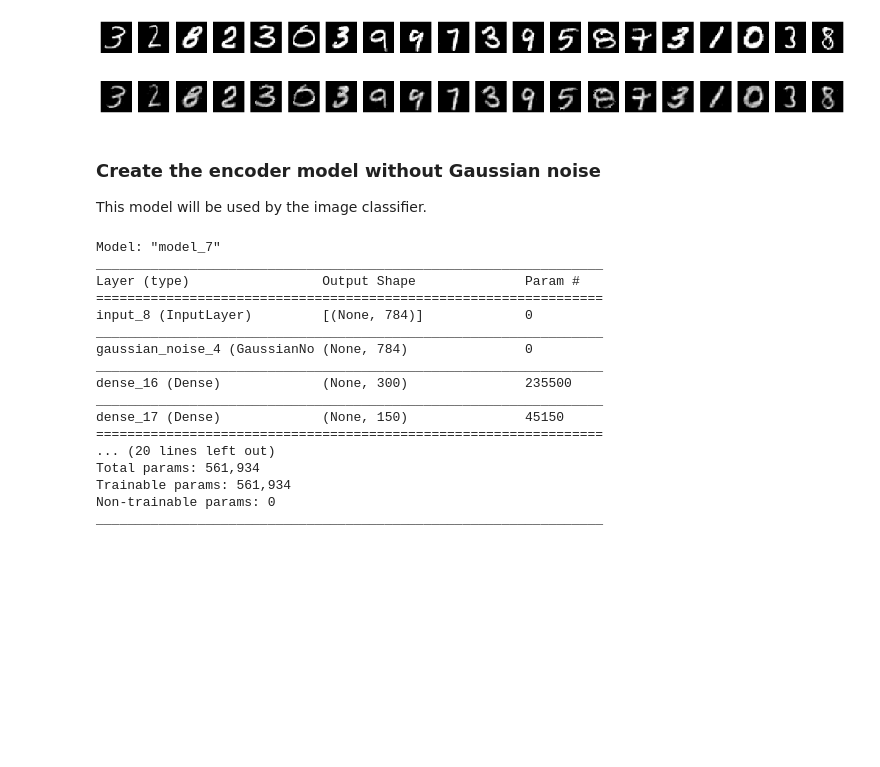
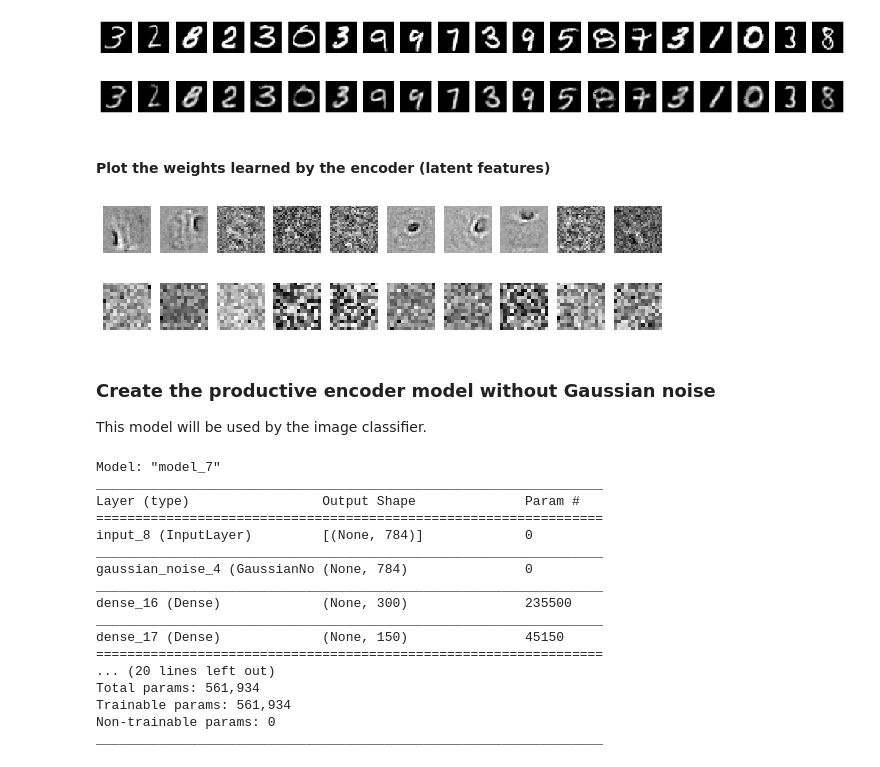
Before and after one commit to philippmarcus/autoencoder-keras, a Jupyter notebook: Autoencoders for pre-training of image classifiers.ipynb, the cells around one changed output. Saved outputs shown, nothing was run; the diff lists cells and outputs as text; code cells hidden in the pictures; blank space fills up the shorter version.

```diff
--- a/Autoencoders for pre-training of image classifiers.ipynb
+++ b/Autoencoders for pre-training of image classifiers.ipynb
@@ -249,8 +235,46 @@ y_trues = X_train[:n_predictions].reshape((-1,28,28))
 plot_results(y_trues, y_preds)
 # %% [output]
 [figure]
+# %% [markdown]
+#### Plot the weights learned by the encoder (latent features)
+# %%
+def plot_weights_matrix(model, layer_name, n_neurons):
+    """
+    Plots the weight matrix of the first `n_neurons` neurons of a layer in the given model.
+
+    The kernel of the given layer has dimensions input_shape x output_shape. We slice this
+    matrix by the axis of the output_shape and display each of the slices reshaped to a quadratic
+    picture.
+
+    INPUT:
+        model: A trained Keras model
+        layer_name (string): name of the layer whose weight matrix shall be shown
+        n_neurons (int): number of neurons to be visualized
+    """
+    kernel_eval = K.eval(model.get_layer(layer_name).kernel)
+
+    # dimension for weight matrix plot
+    dim = int(np.sqrt(kernel_eval.T[0].shape)[0])
+
+    # plot the first n_neurons neurons
+    fig = plt.figure(figsize=(n_neurons, 4))
+    for i in range(n_neurons):
+        plt.subplot(1, n_neurons, i + 1)
+        plt.imshow(kernel_eval.T[i].reshape(dim, dim), cmap='gray')
+        plt.axis('off')
+    plt.show()
+# %%
+# Visualize some learned features of the first encoding layer
+plot_weights_matrix(autoencoder, 'dense_24', 10)
+# %% [output]
+[figure, added]
+# %%
+# Visualize some learned features of the second encoding layer
+plot_weights_matrix(autoencoder, 'dense_25', 10)
+# %% [output]
+[figure, added]
 # %% [markdown]
-### Create the encoder model without Gaussian noise
+### Create the productive encoder model without Gaussian noise
 
 This model will be used by the image classifier.
 # %%
```
Also changed, not shown: parts of 9 cells of this notebook.
